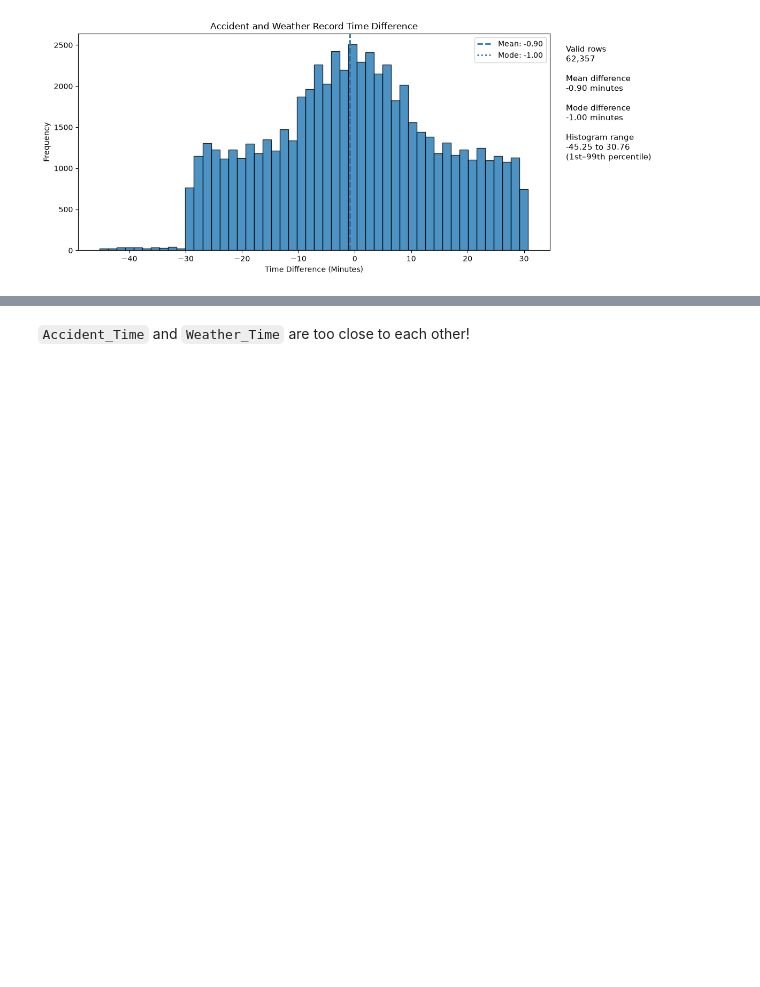
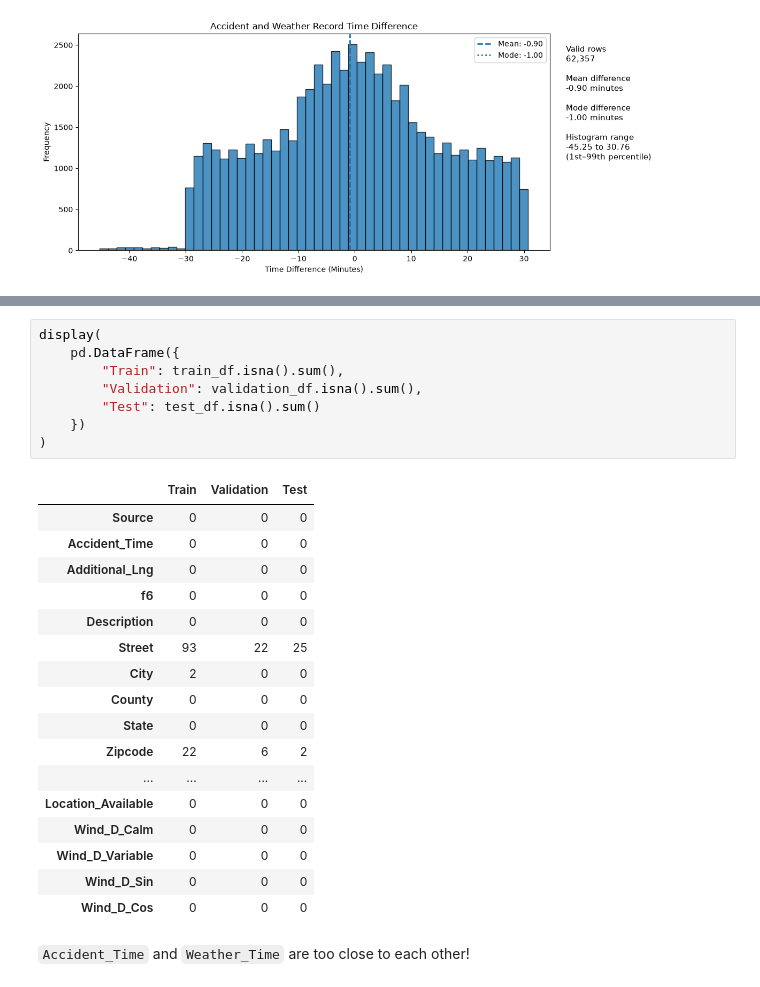
Before and after one commit to SepehrGhorashi/us-accident-severity-prediction, a Jupyter notebook: 02_data_processing.ipynb, the cells around one changed output, grey strips where cells are left out. Cells and saved outputs as stored; diff of their text form; blank space fills up the shorter version.

Commit message:
fixing a bug in data missing

```diff
--- a/02_data_processing.ipynb
+++ b/02_data_processing.ipynb
@@ -1559,3 +1593,29 @@ plt.show()
+# %%
+display(
+    pd.DataFrame({
+        "Train": train_df.isna().sum(),
+        "Validation": validation_df.isna().sum(),
+        "Test": test_df.isna().sum()
+    })
+)
+# %% [output]
+|  | Train | Validation | Test |
+| Source | 0 | 0 | 0 |
+| Accident_Time | 0 | 0 | 0 |
+| Additional_Lng | 0 | 0 | 0 |
+| f6 | 0 | 0 | 0 |
+| Description | 0 | 0 | 0 |
+| Street | 93 | 22 | 25 |
+| City | 2 | 0 | 0 |
+| County | 0 | 0 | 0 |
+| State | 0 | 0 | 0 |
+| Zipcode | 22 | 6 | 2 |
+| ... | ... | ... | ... |
+| Location_Available | 0 | 0 | 0 |
+| Wind_D_Calm | 0 | 0 | 0 |
+| Wind_D_Variable | 0 | 0 | 0 |
+| Wind_D_Sin | 0 | 0 | 0 |
+| Wind_D_Cos | 0 | 0 | 0 |
 # %% [markdown]
 `Accident_Time` and `Weather_Time` are too close to each other!
 # %%
```
Also changed, not shown: parts of 17 cells of this notebook, 1 other file.
